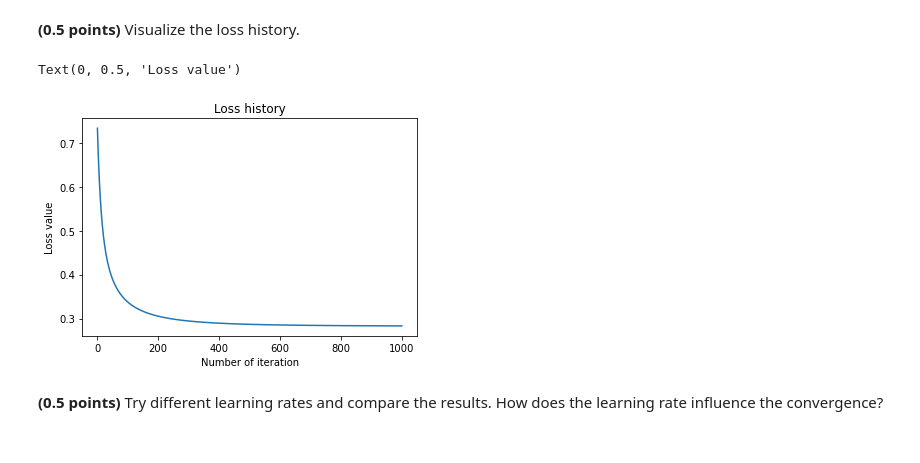
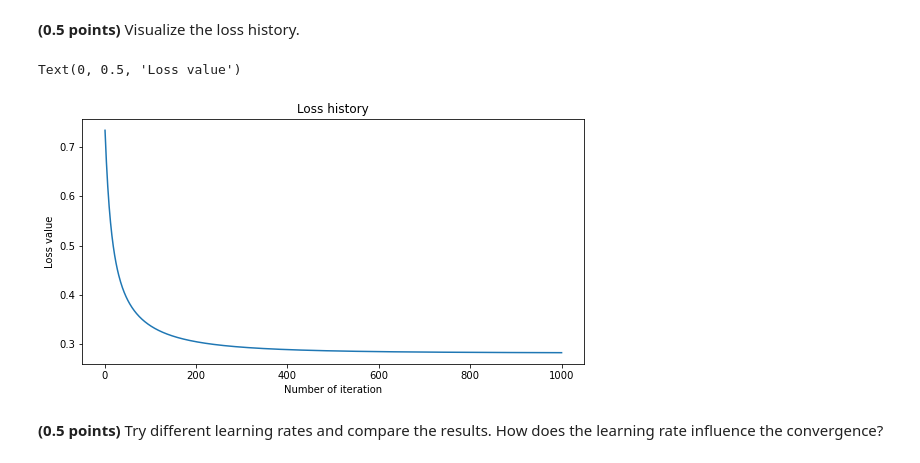
Before and after one commit to marinatwice82/ml-2022, a Jupyter notebook: hw_classification.ipynb, the cells around one changed output. Cells and saved outputs as stored; diff of their text form; code cells hidden in the pictures.

```diff
--- a/hw_classification.ipynb
+++ b/hw_classification.ipynb
@@ -201,13 +201,14 @@ assert min(train_acc, test_acc) > 0.9
 **(0.5 points)** Visualize the loss history.
 # %%
 ## your code
+plt.figure(figsize=(9, 4.5))
 sns.lineplot(x=np.linspace(1, len(model.loss),len(model.loss)),y=model.loss)
 plt.title('Loss history')
 plt.xlabel('Number of iteration')
 plt.ylabel('Loss value')
 # %% [output]
 Text(0, 0.5, 'Loss value')
-[figure, old version]
+[figure, new version]
 # %% [markdown]
 **(0.5 points)** Try different learning rates and compare the results. How does the learning rate influence the convergence?
 # %%
```
Also changed, not shown: parts of 40 cells of this notebook.
